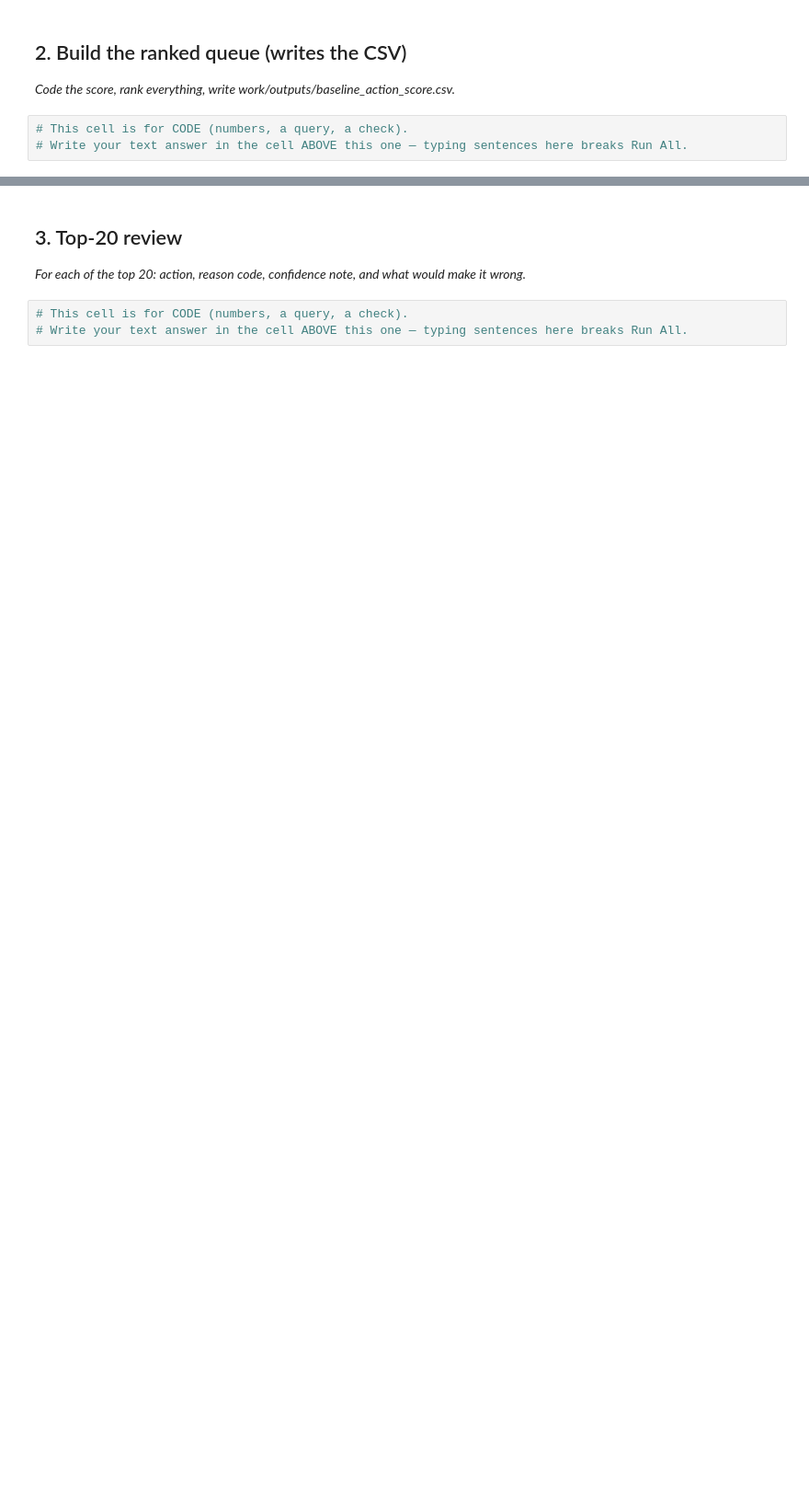
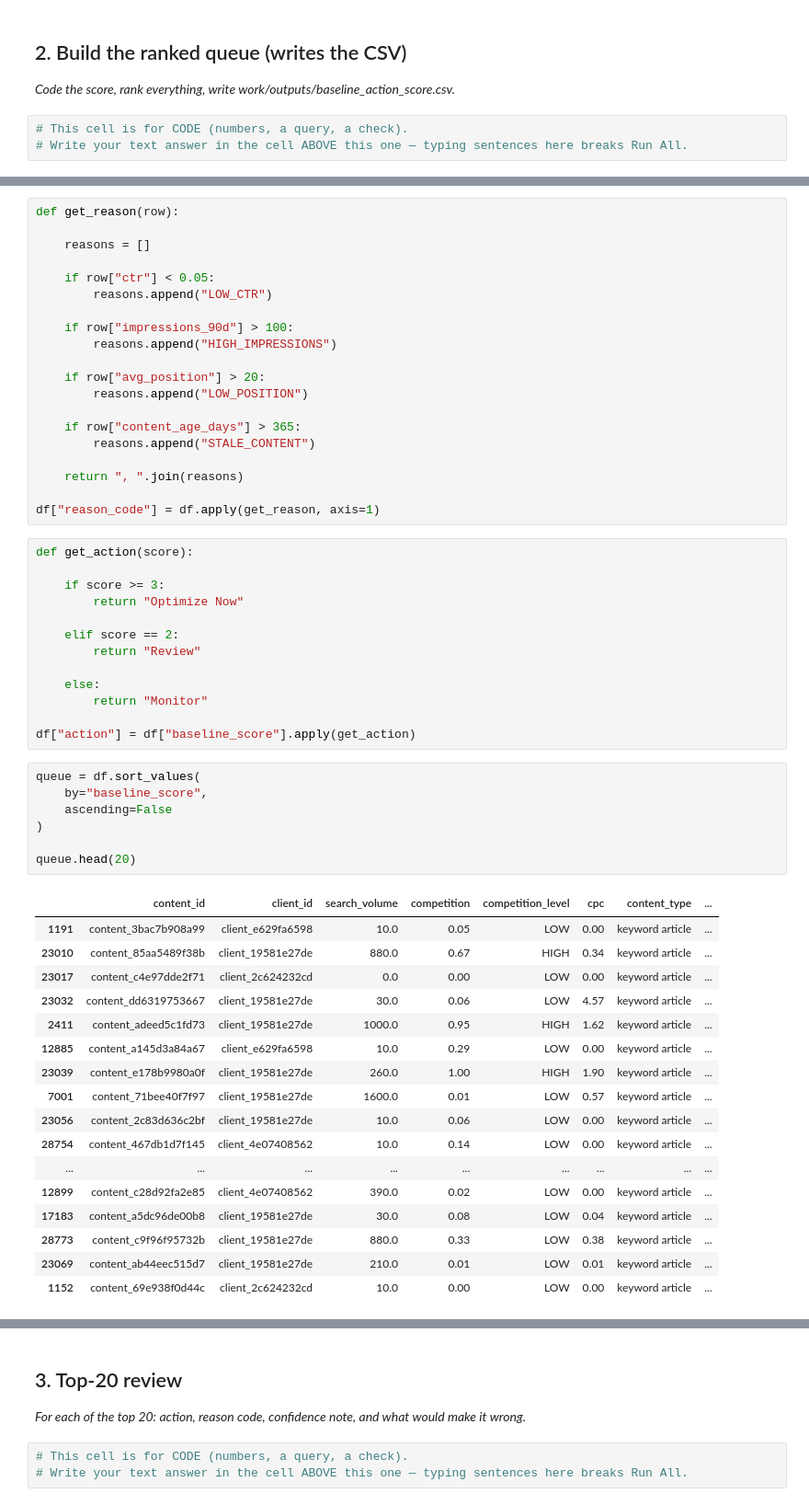
Before and after one commit to Srinithi-A/SRIML, a Jupyter notebook: work/notebooks/w04_baseline_score.ipynb, the cells around one changed output, grey strips where cells are left out. Shown at 92% size. Drawn from its saved outputs; the diff is of its cells as text; blank space fills up the shorter version.

```diff
--- a/work/notebooks/w04_baseline_score.ipynb
+++ b/work/notebooks/w04_baseline_score.ipynb
@@ -22,0 +71,58 @@ This skeleton is yours to fill. Work the sections **in order** — each one has
+# %%
+def get_reason(row):
+
+    reasons = []
+
+    if row["ctr"] < 0.05:
+        reasons.append("LOW_CTR")
+
+    if row["impressions_90d"] > 100:
+        reasons.append("HIGH_IMPRESSIONS")
+
+    if row["avg_position"] > 20:
+        reasons.append("LOW_POSITION")
+
+    if row["content_age_days"] > 365:
+        reasons.append("STALE_CONTENT")
+
+    return ", ".join(reasons)
+
+df["reason_code"] = df.apply(get_reason, axis=1)
+# %%
+def get_action(score):
+
+    if score >= 3:
+        return "Optimize Now"
+
+    elif score == 2:
+        return "Review"
+
+    else:
+        return "Monitor"
+
+df["action"] = df["baseline_score"].apply(get_action)
+# %%
+queue = df.sort_values(
+    by="baseline_score",
+    ascending=False
+)
+
+queue.head(20)
+# %% [output]
+|  | content_id | client_id | search_volume | competition | competition_level | cpc | content_type | ... |
+| 1191 | content_3bac7b908a99 | client_e629fa6598 | 10.0 | 0.05 | LOW | 0.00 | keyword article | ... |
+| 23010 | content_85aa5489f38b | client_19581e27de | 880.0 | 0.67 | HIGH | 0.34 | keyword article | ... |
+| 23017 | content_c4e97dde2f71 | client_2c624232cd | 0.0 | 0.00 | LOW | 0.00 | keyword article | ... |
+| 23032 | content_dd6319753667 | client_19581e27de | 30.0 | 0.06 | LOW | 4.57 | keyword article | ... |
+| 2411 | content_adeed5c1fd73 | client_19581e27de | 1000.0 | 0.95 | HIGH | 1.62 | keyword article | ... |
+| 12885 | content_a145d3a84a67 | client_e629fa6598 | 10.0 | 0.29 | LOW | 0.00 | keyword article | ... |
+| 23039 | content_e178b9980a0f | client_19581e27de | 260.0 | 1.00 | HIGH | 1.90 | keyword article | ... |
+| 7001 | content_71bee40f7f97 | client_19581e27de | 1600.0 | 0.01 | LOW | 0.57 | keyword article | ... |
+| 23056 | content_2c83d636c2bf | client_19581e27de | 10.0 | 0.06 | LOW | 0.00 | keyword article | ... |
+| 28754 | content_467db1d7f145 | client_4e07408562 | 10.0 | 0.14 | LOW | 0.00 | keyword article | ... |
+| ... | ... | ... | ... | ... | ... | ... | ... | ... |
+| 12899 | content_c28d92fa2e85 | client_4e07408562 | 390.0 | 0.02 | LOW | 0.00 | keyword article | ... |
+| 17183 | content_a5dc96de00b8 | client_19581e27de | 30.0 | 0.08 | LOW | 0.04 | keyword article | ... |
+| 28773 | content_c9f96f95732b | client_19581e27de | 880.0 | 0.33 | LOW | 0.38 | keyword article | ... |
+| 23069 | content_ab44eec515d7 | client_19581e27de | 210.0 | 0.01 | LOW | 0.01 | keyword article | ... |
+| 1152 | content_69e938f0d44c | client_2c624232cd | 10.0 | 0.00 | LOW | 0.00 | keyword article | ... |
```
Also changed, not shown: parts of 9 cells of this notebook.
